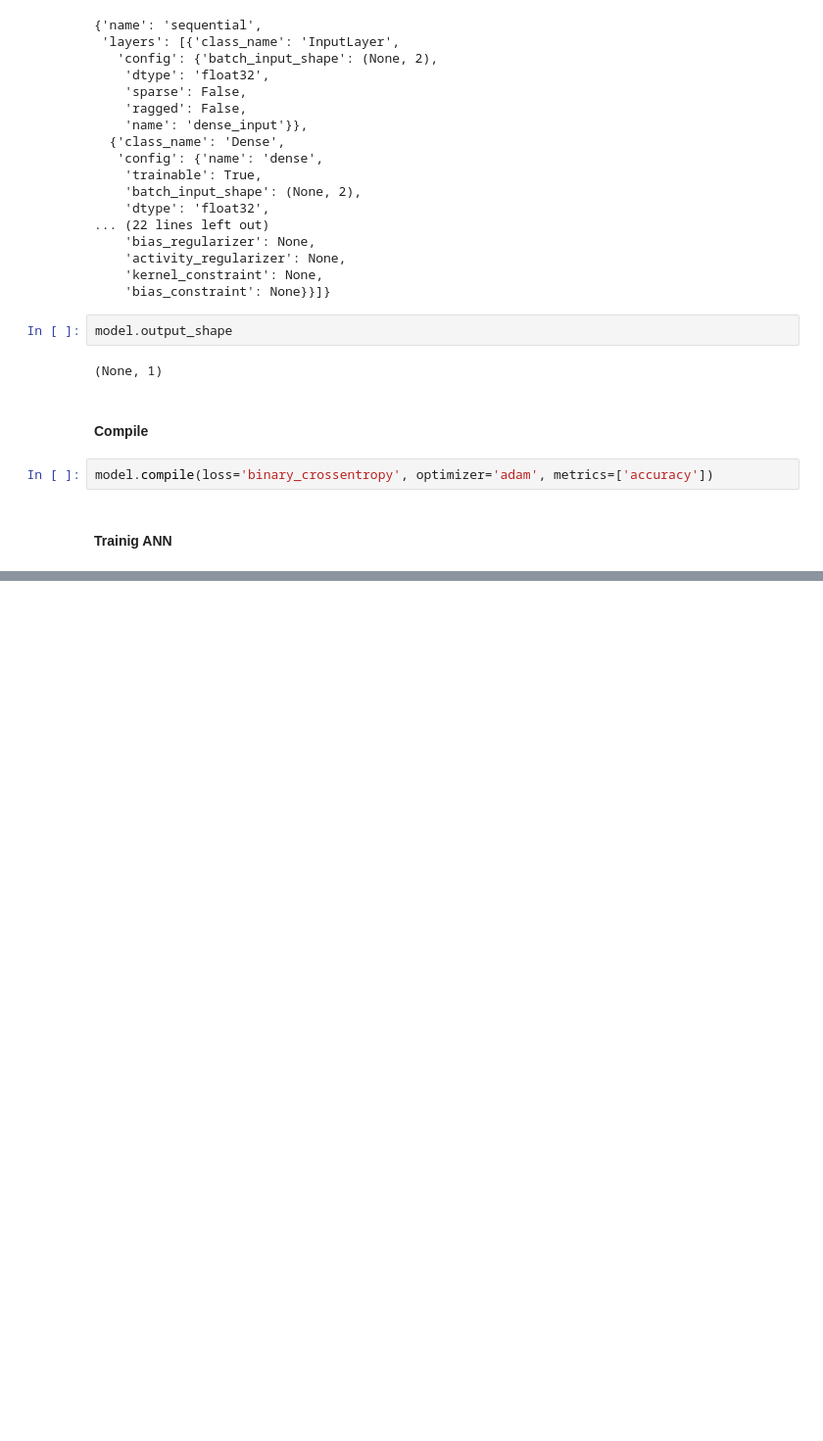
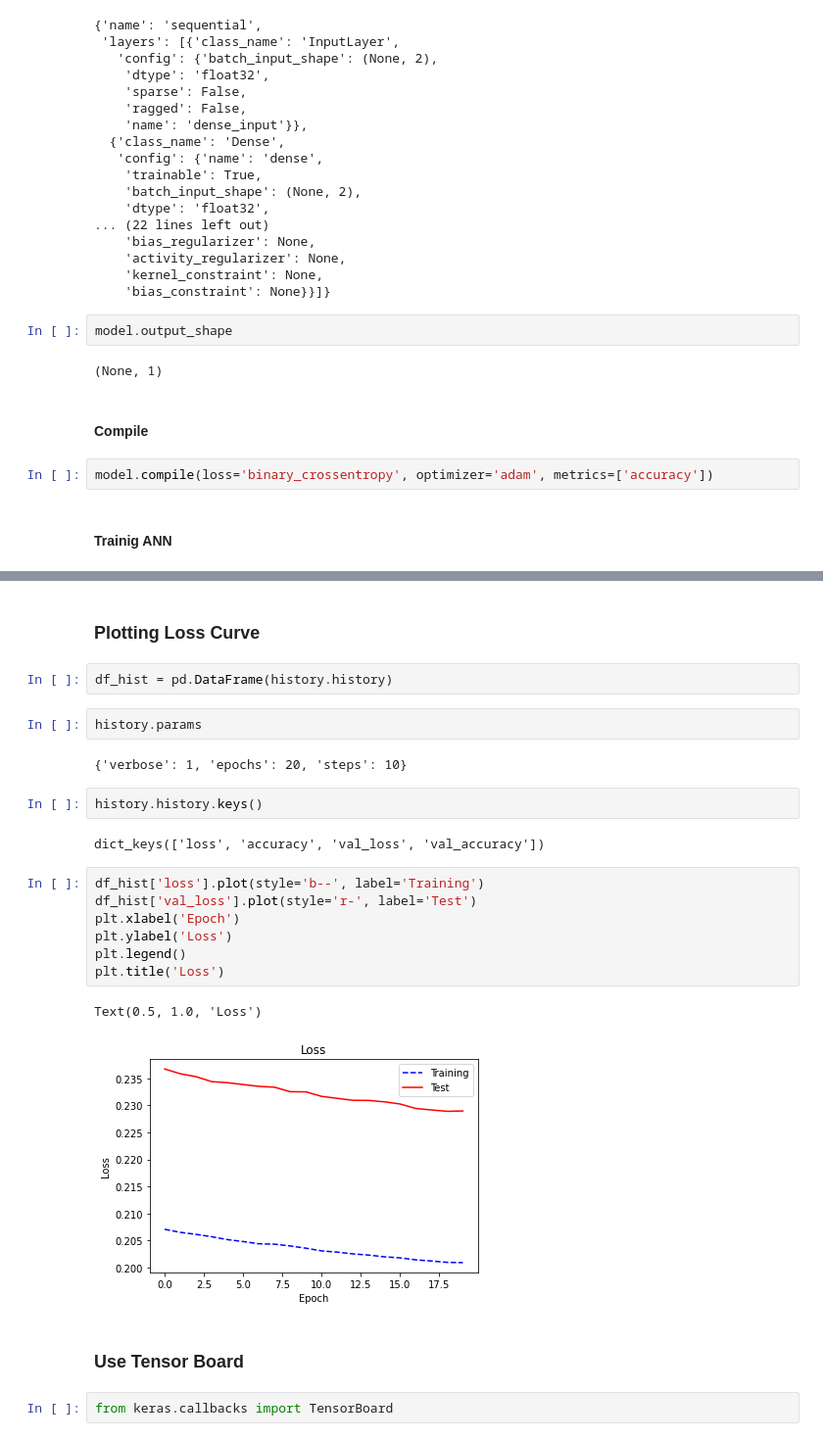
Before and after one commit to Abdulhakim-Maha/Machine-Learning, a Jupyter notebook: workshop/Tensorflow_keras/breast_cancer.ipynb, the cells around one changed output, grey strips where cells are left out. Shown at 98% size. Cells and saved outputs as stored; diff of their text form; blank space fills up the shorter version.

```diff
--- a/workshop/Tensorflow_keras/breast_cancer.ipynb
+++ b/workshop/Tensorflow_keras/breast_cancer.ipynb
@@ -332,0 +392,26 @@ Time Taken: 2.164 secs
+# %% [markdown]
+### Plotting Loss Curve
+# %%
+df_hist = pd.DataFrame(history.history)
+# %%
+history.params
+# %% [output]
+{'verbose': 1, 'epochs': 20, 'steps': 10}
+# %%
+history.history.keys()
+# %% [output]
+dict_keys(['loss', 'accuracy', 'val_loss', 'val_accuracy'])
+# %%
+df_hist['loss'].plot(style='b--', label='Training')
+df_hist['val_loss'].plot(style='r-', label='Test')
+plt.xlabel('Epoch')
+plt.ylabel('Loss')
+plt.legend()
+plt.title('Loss')
+# %% [output]
+Text(0.5, 1.0, 'Loss')
+[figure, added]
+# %% [markdown]
+### Use Tensor Board
+# %%
+from keras.callbacks import TensorBoard
```
Also changed, not shown: parts of 11 cells of this notebook, 10 other files.
